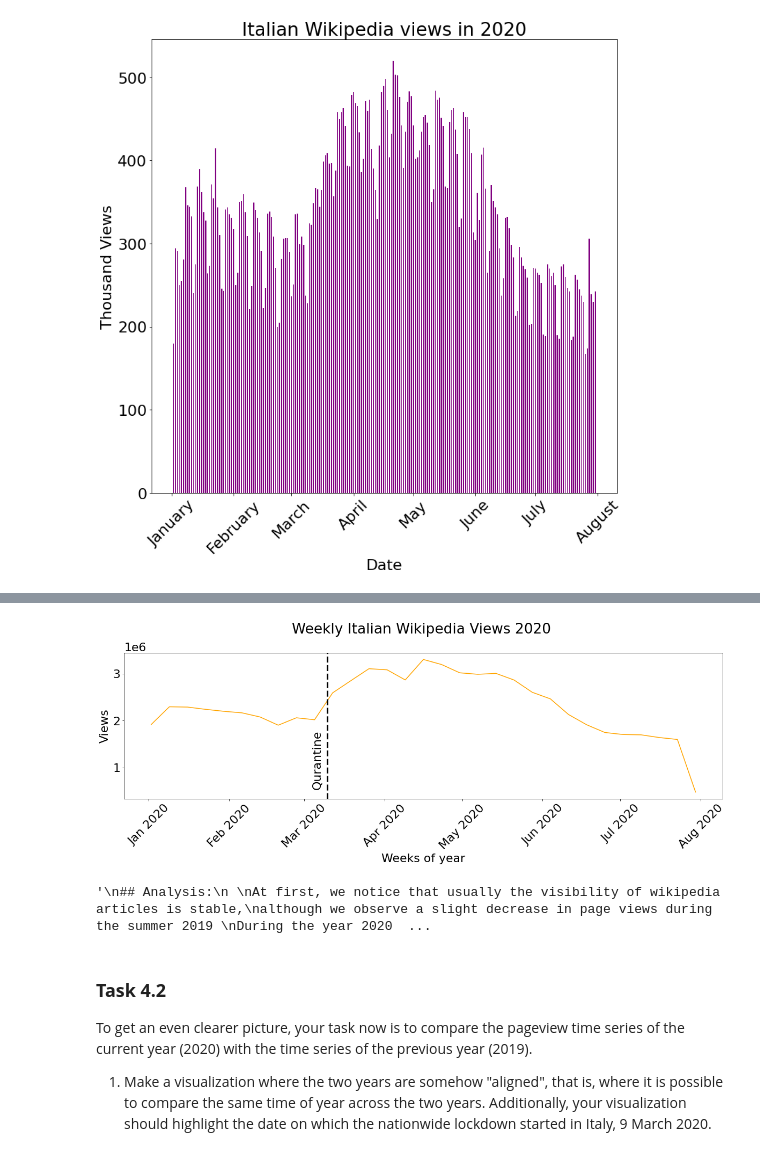
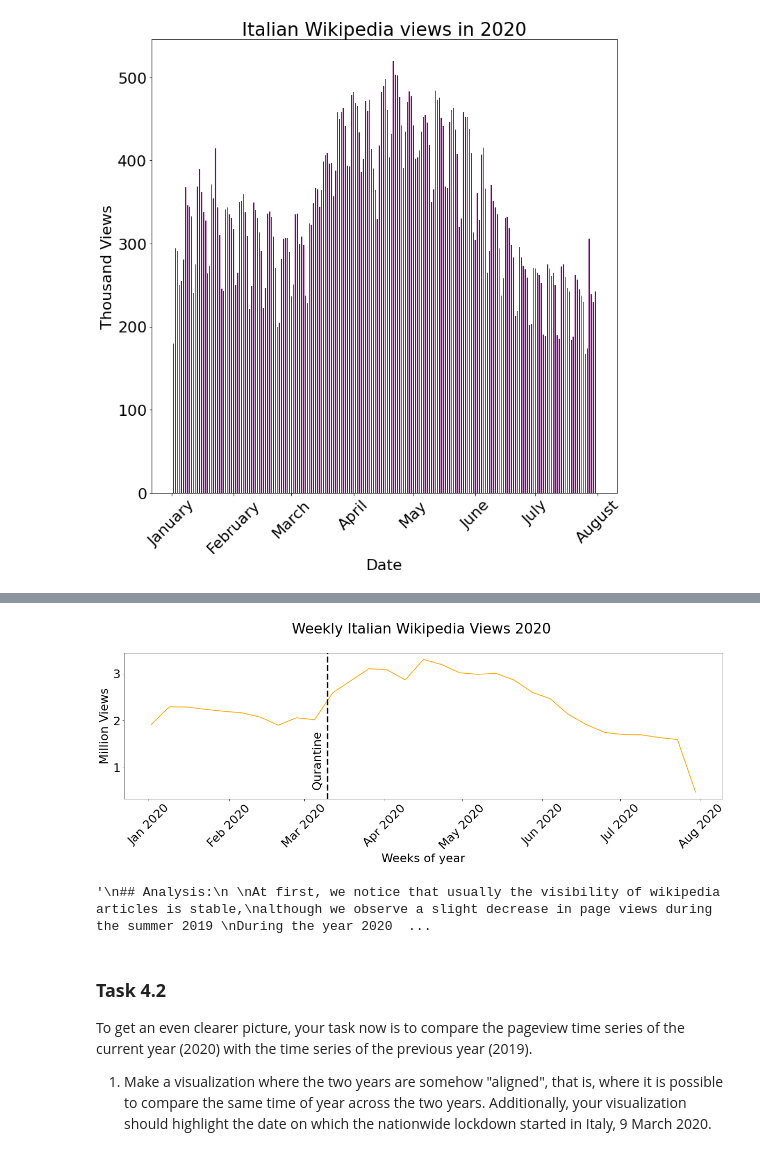
Before and after one commit to alec-flowers/ada-2020-homework1-pandas-pied, a Jupyter notebook: 01 - Pandas Data Wrangling and Data Viz/hw1.ipynb, the cells around one changed output, grey strips where cells are left out. Saved outputs shown, nothing was run; the diff lists cells and outputs as text; code cells hidden in the pictures.

```diff
--- a/01 - Pandas Data Wrangling and Data Viz/hw1.ipynb
+++ b/01 - Pandas Data Wrangling and Data Viz/hw1.ipynb
@@ -642,50 +685,50 @@ People used Wikipedia more when they during the lockdown.
 # %%
 fig, ax = plt.subplots(figsize=(20, 5))
 ax.plot(tot_view_2020_by_week.Date,
-       tot_view_2020_by_week['views'],
-       color='orange')
+        1e-6*tot_view_2020_by_week['views'],
+        color='orange')
 
 ax.set(xlabel="Date",
-       ylabel="Views",
+       ylabel="Million Views",
        title="Weekly Italian Wikipedia Views 2020 \n ")
 plt.setp(ax.get_xticklabels(), rotation=45)
 ax.axvline(x=datetime.datetime(2020,3,9, 0, 0, 0),
            ymin=0,ymax=1, lw=3, ls='--',color='k')
 plt.text(datetime.datetime(2020,3,9)-
          datetime.timedelta(days=6),
-         5.75e5, 'Qurantine',rotation=90,color='k')
+         5.75e-1, 'Qurantine',rotation=90,color='k')
 ax.set_xticks(pd.date_range(
     start='2019-12-28',
     periods=len(np.arange(0,33,4.42)),
     freq='1M', closed='left'))
 ax.set_xticklabels(pd.date_range(
     start='2020-01-01',
     periods=len(np.arange(0,33,4.42)),
     freq='1M', closed='left').strftime('%b %Y'))
 ax.set_xlabel("Weeks of year")
 plt.show()
 
 '''
 People used Wikipedia more when they during the lockdown.
 '''
 
 '''
 ## Analysis:
 
 At first, we notice that usually the visibility of wikipedia articles is stable,
 although we observe a slight decrease in page views during the summer 2019
 During the year 2020 that we can characterize as special,
 We observe a strong increase in the number of articles visibility from the beginning of March until reaching
-a maximum of 472,617 views in mid-April.
+a maximum of TODO:(472,617*7) views in mid-April.
 This peak can be explained by the fact that all of Italy was officially in a lockdown from March 9, 2020 to May 18, 2020.
 Indeed, this graph reflects the end of a confinement by a sharp drop in visibility until resuming a more stable trend.
 This can be explained by hte fact that people are more likely the search articles on wikipedia when they
 are bored and closed in their houses than in their normal life.
 
 We also note that the beginning of the year 2020 follows the same trend as in 2019 but with lower visibility.
 '''
 # %% [output]
-[figure, old version]
+[figure, new version]
 '\n## Analysis:\n \nAt first, we notice that usually the visibility of wikipedia articles is stable,\nalthough we observe a slight decrease in page views during the summer 2019 \nDuring the year 2020  ...
 # %% [markdown]
 ### **Task 4.2**
```
Also changed, not shown: parts of 13 cells of this notebook.
